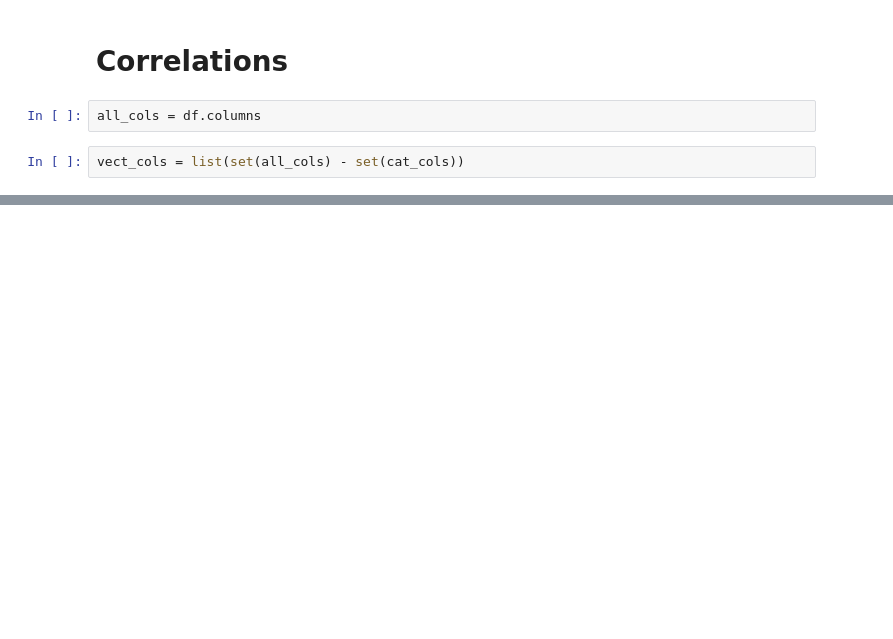
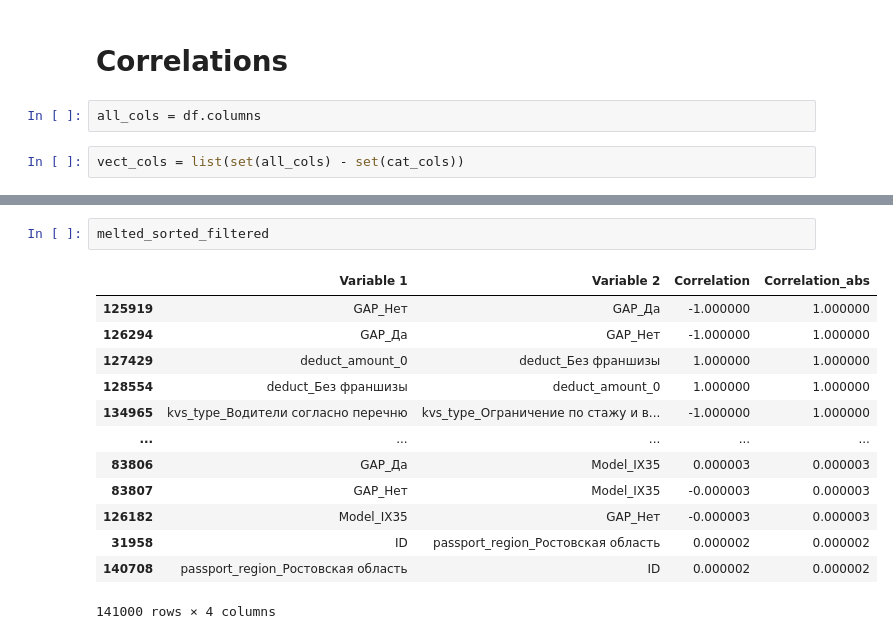
Before and after one commit to damnpav/insurance_task, a Jupyter notebook: notebooks/0_EDA.ipynb, the cells around one changed output, grey strips where cells are left out. Saved outputs shown, nothing was run; the diff lists cells and outputs as text; blank space fills up the shorter version.

```diff
--- a/notebooks/0_EDA.ipynb
+++ b/notebooks/0_EDA.ipynb
@@ -112,0 +123,16 @@ vect_cols = list(set(all_cols) - set(cat_cols))
+# %%
+melted_sorted_filtered
+# %% [output]
+|  | Variable 1 | Variable 2 | Correlation | Correlation_abs |
+| 125919 | GAP_Нет | GAP_Да | -1.000000 | 1.000000 |
+| 126294 | GAP_Да | GAP_Нет | -1.000000 | 1.000000 |
+| 127429 | deduct_amount_0 | deduct_Без франшизы | 1.000000 | 1.000000 |
+| 128554 | deduct_Без франшизы | deduct_amount_0 | 1.000000 | 1.000000 |
+| 134965 | kvs_type_Водители согласно перечню | kvs_type_Ограничение по стажу и в... | -1.000000 | 1.000000 |
+| ... | ... | ... | ... | ... |
+| 83806 | GAP_Да | Model_IX35 | 0.000003 | 0.000003 |
+| 83807 | GAP_Нет | Model_IX35 | -0.000003 | 0.000003 |
+| 126182 | Model_IX35 | GAP_Нет | -0.000003 | 0.000003 |
+| 31958 | ID | passport_region_Ростовская область | 0.000002 | 0.000002 |
+| 140708 | passport_region_Ростовская область | ID | 0.000002 | 0.000002 |
+141000 rows × 4 columns
```
Also changed, not shown: parts of 37 cells of this notebook.
